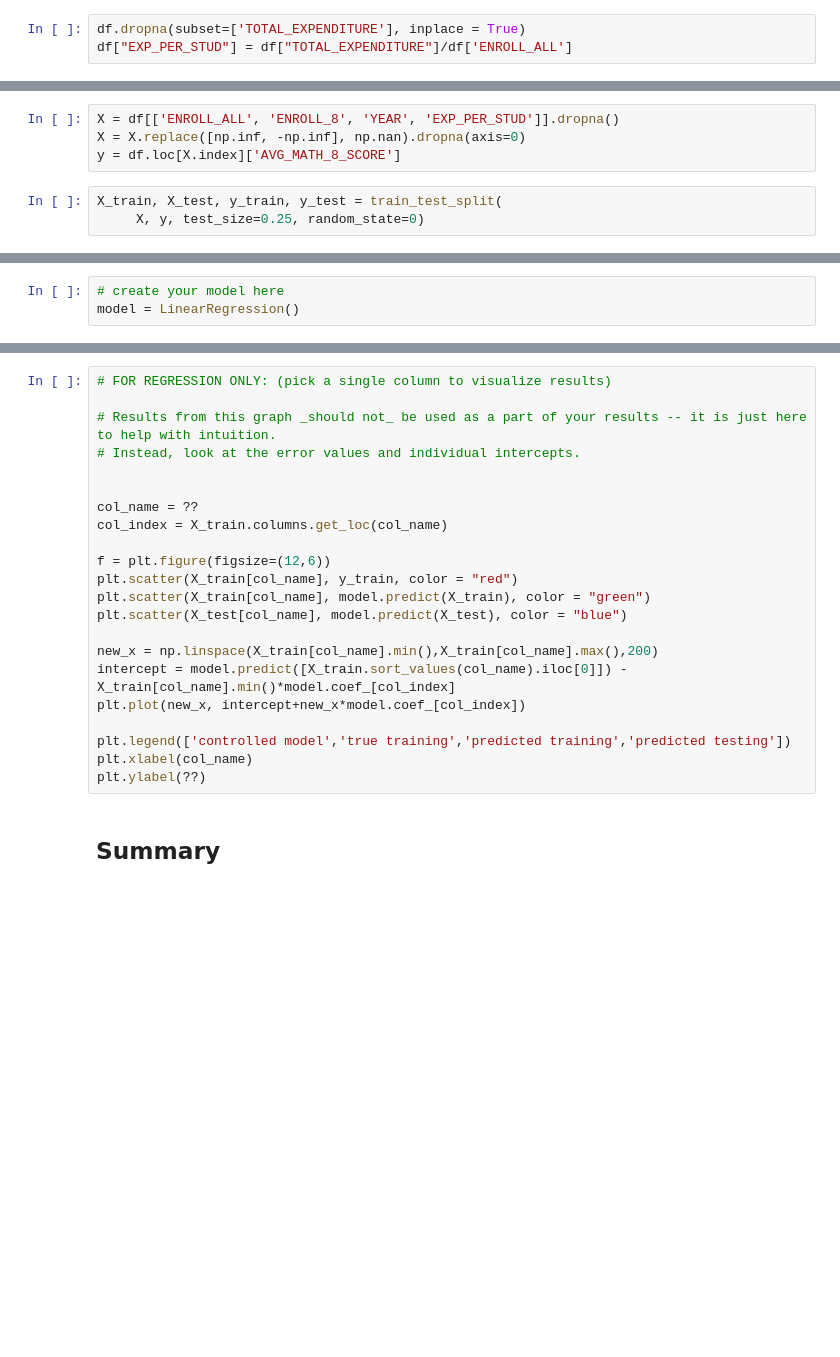
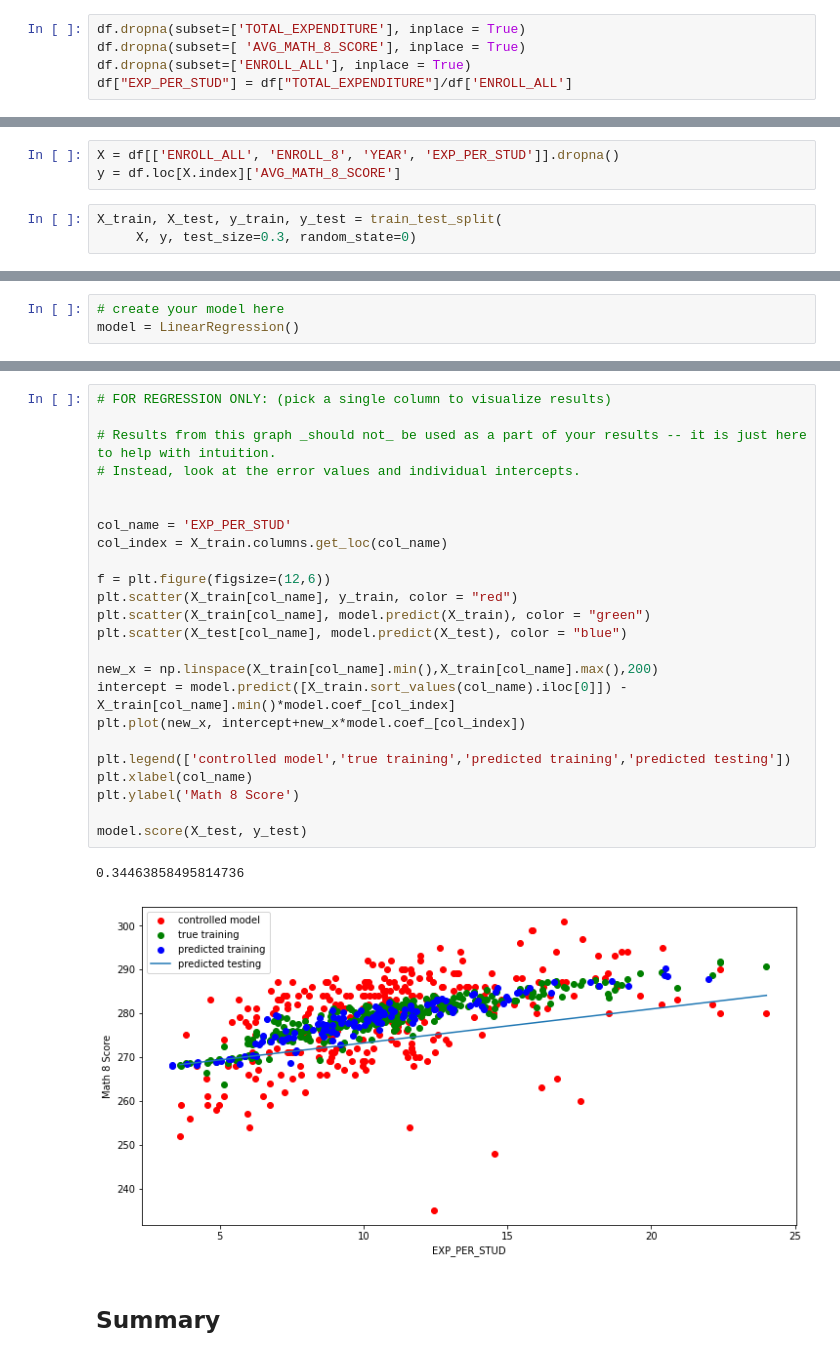
Before and after one commit to andyrms8/MDST-W22-Tutorial, a Jupyter notebook: checkpoint2/checkpoint2.ipynb, the cells around one changed output, grey strips where cells are left out. Cells and saved outputs as stored; diff of their text form; blank space fills up the shorter version.

```diff
--- a/checkpoint2/checkpoint2.ipynb
+++ b/checkpoint2/checkpoint2.ipynb
@@ -136,6 +120,8 @@ After exploring the data, you now have to choose features that you would use to
 Use this space to modify or create features
 # %%
 df.dropna(subset=['TOTAL_EXPENDITURE'], inplace = True)
+df.dropna(subset=[ 'AVG_MATH_8_SCORE'], inplace = True)
+df.dropna(subset=['ENROLL_ALL'], inplace = True)
 df["EXP_PER_STUD"] = df["TOTAL_EXPENDITURE"]/df['ENROLL_ALL']
 # %% [markdown]
 Final feature list: EXP_PER_STUD
@@ -174,11 +160,10 @@ _Use this space to create train/test data_
 from sklearn.model_selection import train_test_split
 # %%
 X = df[['ENROLL_ALL', 'ENROLL_8', 'YEAR', 'EXP_PER_STUD']].dropna()
-X = X.replace([np.inf, -np.inf], np.nan).dropna(axis=0)
 y = df.loc[X.index]['AVG_MATH_8_SCORE']
 # %%
 X_train, X_test, y_train, y_test = train_test_split(
-     X, y, test_size=0.25, random_state=0)
+     X, y, test_size=0.3, random_state=0)
 # %% [markdown]
 <h2> Prediction </h2>
 # %% [markdown]
@@ -210,24 +192,29 @@ ValueError: plot_confusion_matrix only supports classifiers
 # %%
 # FOR REGRESSION ONLY: (pick a single column to visualize results)
 
 # Results from this graph _should not_ be used as a part of your results -- it is just here to help with intuition.
 # Instead, look at the error values and individual intercepts.
 
 
-col_name = ??
+col_name = 'EXP_PER_STUD'
 col_index = X_train.columns.get_loc(col_name)
 
 f = plt.figure(figsize=(12,6))
 plt.scatter(X_train[col_name], y_train, color = "red")
 plt.scatter(X_train[col_name], model.predict(X_train), color = "green")
 plt.scatter(X_test[col_name], model.predict(X_test), color = "blue")
 
 new_x = np.linspace(X_train[col_name].min(),X_train[col_name].max(),200)
 intercept = model.predict([X_train.sort_values(col_name).iloc[0]]) - X_train[col_name].min()*model.coef_[col_index]
 plt.plot(new_x, intercept+new_x*model.coef_[col_index])
 
 plt.legend(['controlled model','true training','predicted training','predicted testing'])
 plt.xlabel(col_name)
-plt.ylabel(??)
+plt.ylabel('Math 8 Score')
+
+model.score(X_test, y_test)
+# %% [output]
+0.34463858495814736
+[figure, added]
 # %% [markdown]
 <h2> Summary </h2>
```
Also changed, not shown: parts of 8 cells of this notebook.
